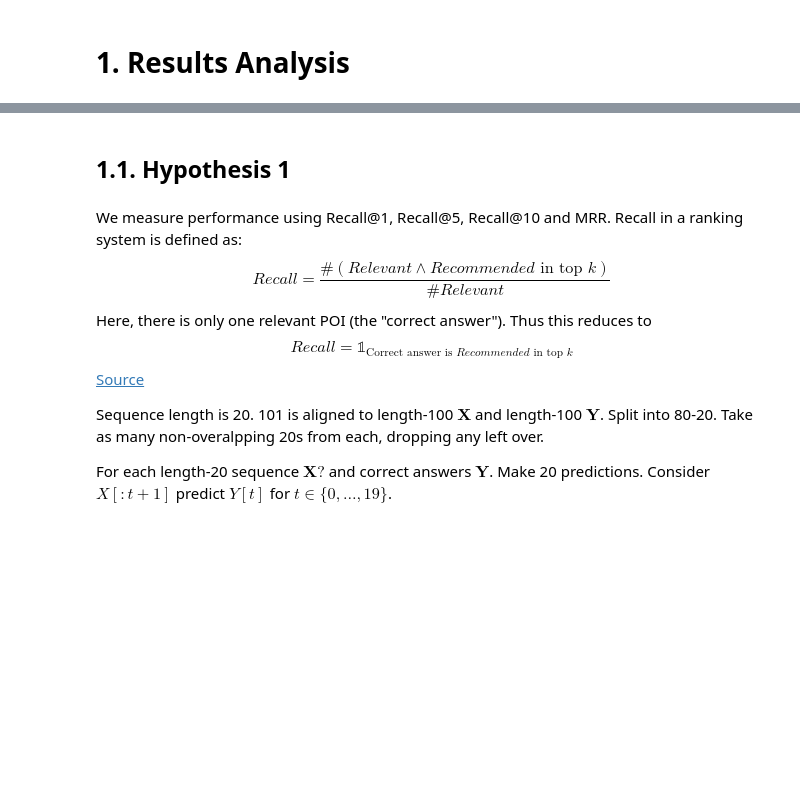
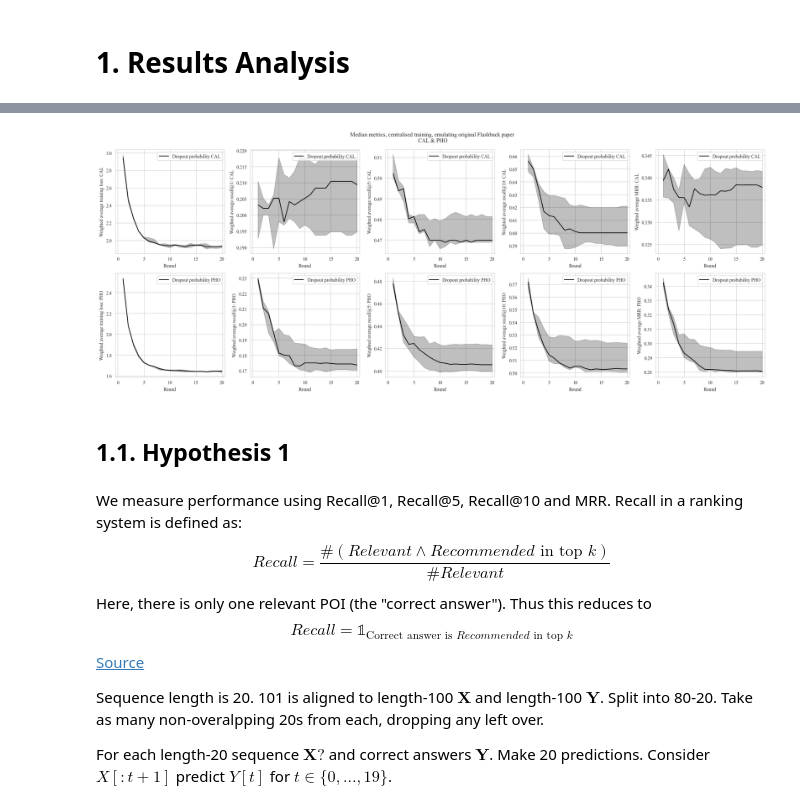
Before and after one commit to jackykwe/l361-project-next-poi-prediction, a Jupyter notebook: plotting/data_analysis_flashback.ipynb, the cells around one changed output, grey strips where cells are left out. Cells and saved outputs as stored; diff of their text form; code cells hidden in the pictures; blank space fills up the shorter version.

```diff
--- a/plotting/data_analysis_flashback.ipynb
+++ b/plotting/data_analysis_flashback.ipynb
@@ -328,3 +102,84 @@ def read_from_jsonpath(jsonpath: Path) -> History:
+# %%
+# Baseline comparable with main paper
+
+# Lists here are all of the form
+# [
+#     [length-NUM_ROUNDS list of weighted averaged metric for seed #1],
+#     [length-NUM_ROUNDS list of weighted averaged metric for seed #2],
+#     [length-NUM_ROUNDS list of weighted averaged metric for seed #3],
+# ]
+metric_groups = {
+    "training loss": {
+        "CAL": [],
+        "PHO": [],
+    },
+    "recall@1": {
+        "CAL": [],
+        "PHO": [],
+    },
+    "recall@5": {
+        "CAL": [],
+        "PHO": [],
+    },
+    "recall@10": {
+        "CAL": [],
+        "PHO": [],
+    },
+    "MRR": {
+        "CAL": [],
+        "PHO": [],
+    },
+}
+
+for seed in SEEDS:
+    history = read_from_jsonpath(MAIN_RESULTS_ROOT / f"flashback=centralised-cal-ac-d0p0-s{seed}" / "results" / "state" / "histories" / "history.json")
+    metric_groups["training loss"]["CAL"].append(np.array([v for round_num, v in history.metrics_distributed_fit]))
+    metric_groups["recall@1"]["CAL"].append(np.array([v for round_num, v in history.metrics_distributed.recall_at_1]))
+    metric_groups["recall@5"]["CAL"].append(np.array([v for round_num, v in history.metrics_distributed.recall_at_5]))
+    metric_groups["recall@10"]["CAL"].append(np.array([v for round_num, v in history.metrics_distributed.recall_at_10]))
+    metric_groups["MRR"]["CAL"].append(np.array([v for round_num, v in history.metrics_distributed.mean_reciprocal_rank]))
+
+    history = read_from_jsonpath(MAIN_RESULTS_ROOT / f"flashback=centralised-pho-ac-d0p0-s{seed}" / "results" / "state" / "histories" / "history.json")
+    metric_groups["training loss"]["PHO"].append(np.array([v for round_num, v in history.metrics_distributed_fit]))
+    metric_groups["recall@1"]["PHO"].append(np.array([v for round_num, v in history.metrics_distributed.recall_at_1]))
+    metric_groups["recall@5"]["PHO"].append(np.array([v for round_num, v in history.metrics_distributed.recall_at_5]))
+    metric_groups["recall@10"]["PHO"].append(np.array([v for round_num, v in history.metrics_distributed.recall_at_10]))
+    metric_groups["MRR"]["PHO"].append(np.array([v for round_num, v in history.metrics_distributed.mean_reciprocal_rank]))
+
+cities = ("CAL", "PHO")
+
+fig, axes = plt.subplots(2, len(metric_groups), figsize=(4 * len(metric_groups), 4 * 2), squeeze=False)
+X_AXIS_ALLOWANCE = 0.5
+NUM_ROUNDS = 20
+
+for i, city in enumerate(cities):
+    for j, (metric_label, metric_group) in enumerate(metric_groups.items()):
+        axes[i, j].plot(
+            np.arange(1, NUM_ROUNDS + 1),
+            np.median(metric_group[city], axis=0),
+            label=f"Dropout probability {city}",
+            color="black",
+            linestyle="solid"
+        )
+        axes[i, j].fill_between(
+            np.arange(1, NUM_ROUNDS + 1),
+            np.min(metric_group[city], axis=0),
+            np.max(metric_group[city], axis=0),
+            color="black",
+            hatch="",
+            alpha=0.25
+        )
+        axes[i, j].legend()
+        axes[i, j].set_xlabel("Round")
+        axes[i, j].set_ylabel(f"Weighted average {metric_label}: {city}") #  (among per-round active clients)
+        axes[i, j].set_xlim((0 - X_AXIS_ALLOWANCE, 20 + X_AXIS_ALLOWANCE))
+
+fig.suptitle("Median metrics, centralised training, emulating original Flashback paper\n CAL & PHO")
+
+plt.tight_layout()
+plt.savefig(PLOTS_DESTINATION_DIR / "t.pdf", bbox_inches="tight")
+# %% [output]
+[figure, added]
 # %% [markdown]
 ## 1.1. Hypothesis 1
 # %% [markdown]
```
Also changed, not shown: parts of 19 cells of this notebook.
